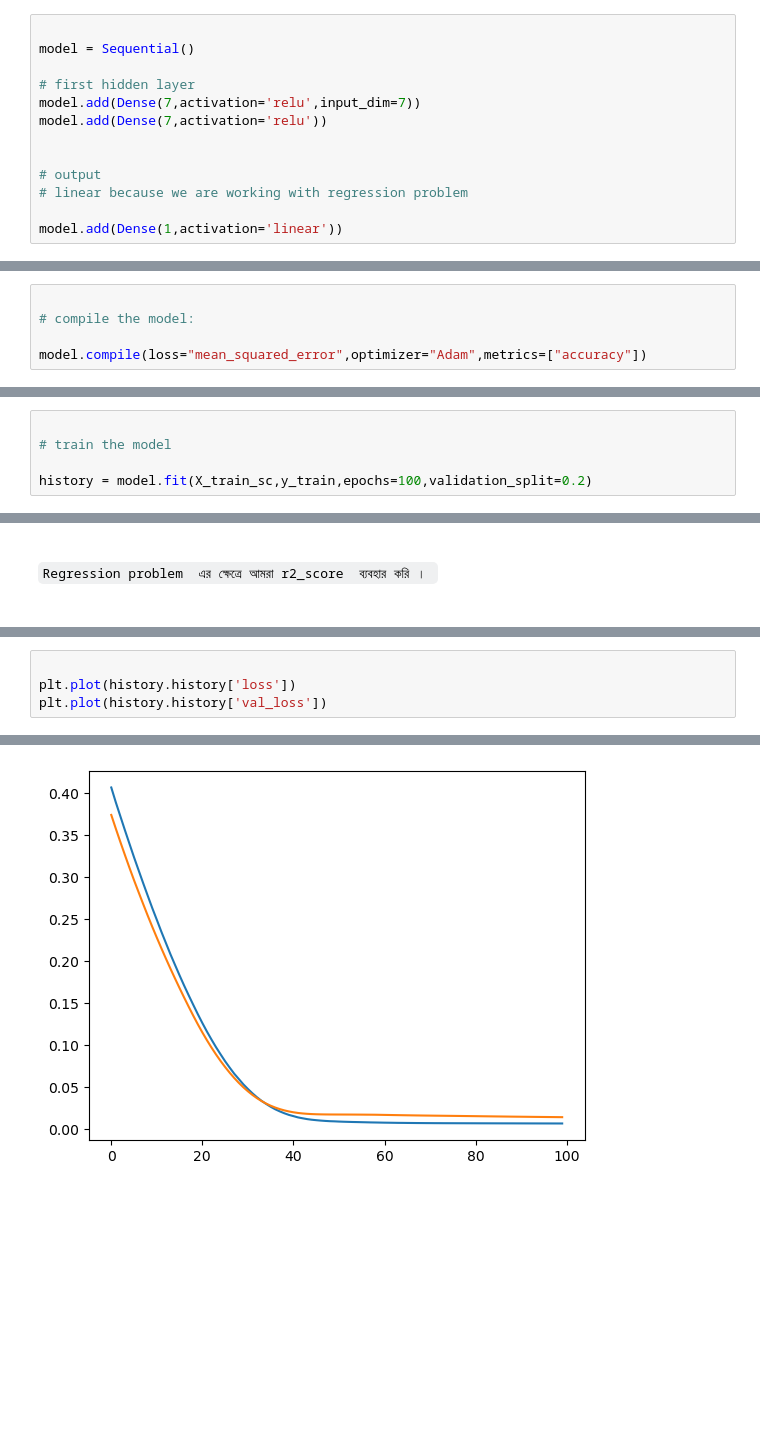
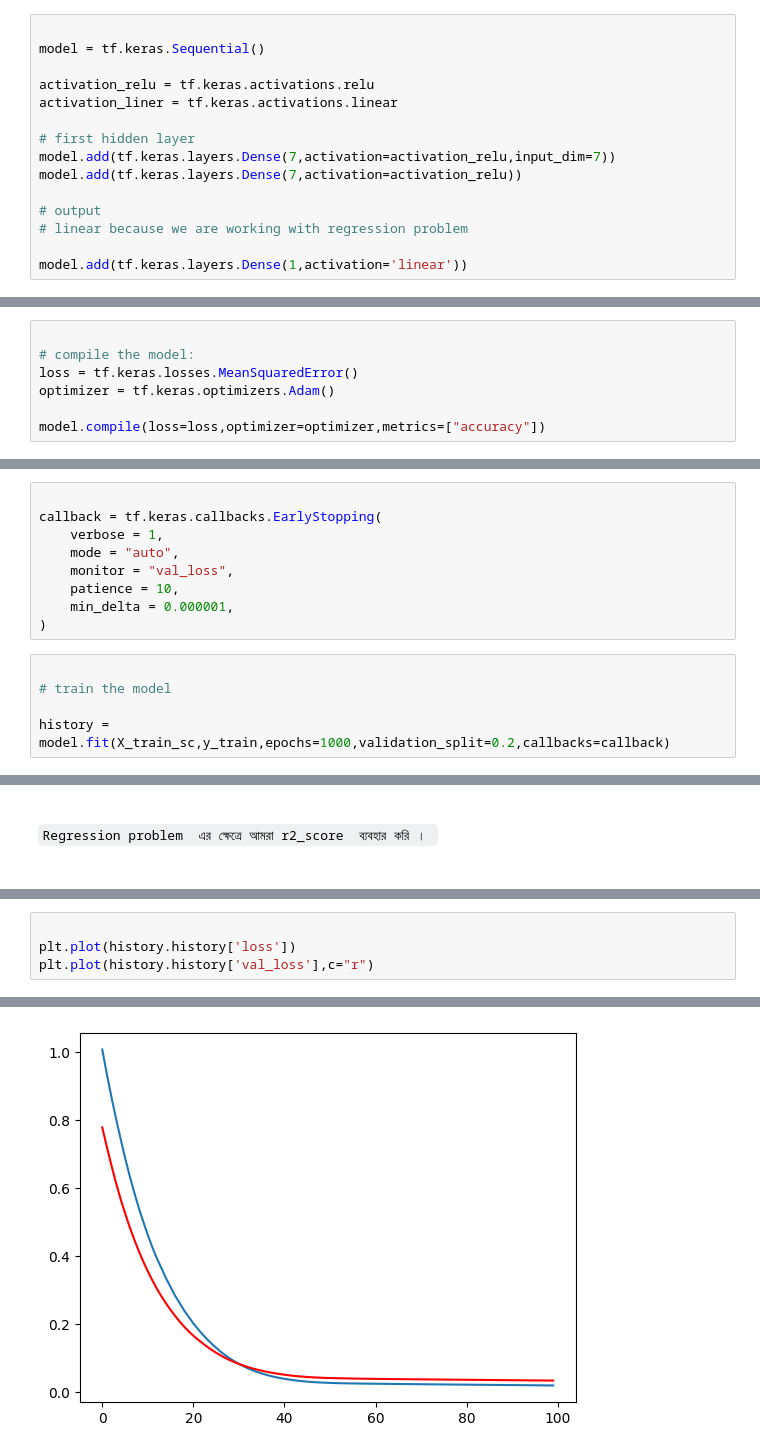
Before and after one commit to yasin-arafat-05/100DaysDL, a Jupyter notebook: code/13_gradate_admission.ipynb, the cells around one changed output, grey strips where cells are left out. Saved outputs shown, nothing was run; the diff lists cells and outputs as text; blank space fills up the shorter version.

```diff
--- a/code/13_gradate_admission.ipynb
+++ b/code/13_gradate_admission.ipynb
@@ -148,13 +163,15 @@ To enable the following instructions: SSE3 SSE4.1 SSE4.2 AVX AVX2 FMA, in other
 # %%
 
-model = Sequential()
+model = tf.keras.Sequential()
+
+activation_relu = tf.keras.activations.relu
+activation_liner = tf.keras.activations.linear
 
 # first hidden layer
-model.add(Dense(7,activation='relu',input_dim=7))
-model.add(Dense(7,activation='relu'))
-
+model.add(tf.keras.layers.Dense(7,activation=activation_relu,input_dim=7))
+model.add(tf.keras.layers.Dense(7,activation=activation_relu))
 
 # output
 # linear because we are working with regression problem
 
-model.add(Dense(1,activation='linear'))
+model.add(tf.keras.layers.Dense(1,activation='linear'))
@@ -183,5 +196,7 @@ _________________________________________________________________
 # %%
 
 # compile the model:
+loss = tf.keras.losses.MeanSquaredError()
+optimizer = tf.keras.optimizers.Adam()
 
-model.compile(loss="mean_squared_error",optimizer="Adam",metrics=["accuracy"])
+model.compile(loss=loss,optimizer=optimizer,metrics=["accuracy"])
@@ -188,6 +223,15 @@ model.compile(loss="mean_squared_error",optimizer="Adam",metrics=["accuracy"])
+# %%
+
+callback = tf.keras.callbacks.EarlyStopping(
+    verbose = 1,
+    mode = "auto",
+    monitor = "val_loss",
+    patience = 10,
+    min_delta = 0.000001,
+)
 # %%
 
 # train the model
 
-history = model.fit(X_train_sc,y_train,epochs=100,validation_split=0.2)
+history = model.fit(X_train_sc,y_train,epochs=1000,validation_split=0.2,callbacks=callback)
 # %% [output]
@@ -231,10 +273,10 @@ import matplotlib.pyplot as plt
 # %%
 
 plt.plot(history.history['loss'])
-plt.plot(history.history['val_loss'])
+plt.plot(history.history['val_loss'],c="r")
 # %% [output]
 [<matplotlib.lines.Line2D at 0x...>]
-[figure, old version]
+[figure, new version]
 # %%
 
 plt.plot(history.history['accuracy'])
```
Also changed, not shown: parts of 13 cells of this notebook, 4 other files.
